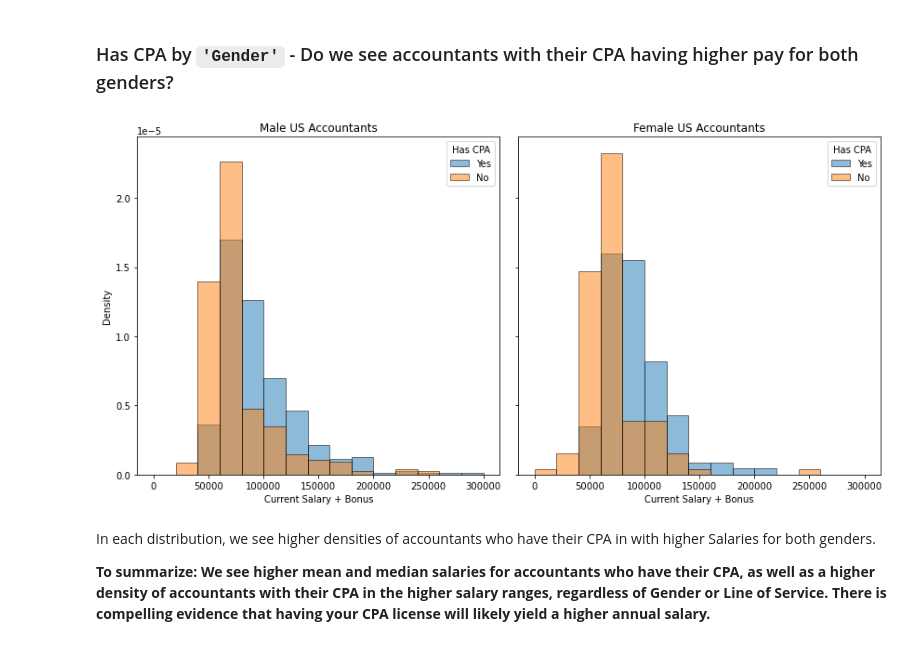
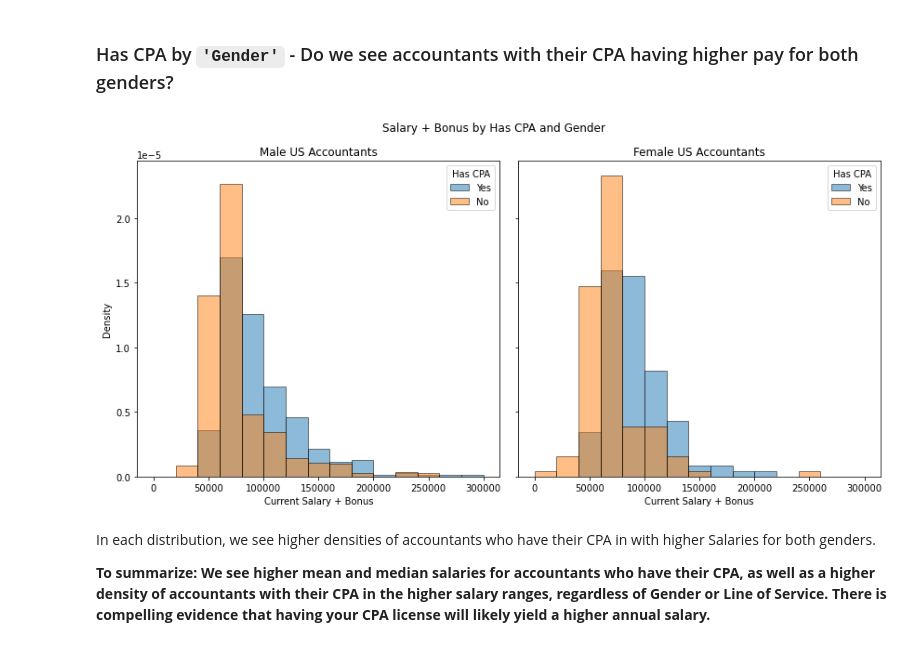
Before and after one commit to papir805/accounting_analysis, a Jupyter notebook: accounting_eda.ipynb, the cells around one changed output. Saved outputs shown, nothing was run; the diff lists cells and outputs as text; code cells hidden in the pictures.

```diff
--- a/accounting_eda.ipynb
+++ b/accounting_eda.ipynb
@@ -1087,26 +1086,26 @@ In this distribution, we see a high density of accountants with their CPA as hav
 # %%
 fig, ax = plt.subplots(1,2, figsize=(12,6), sharey=True)
 cpa_and_gender_groups = yes_no_cpa_df.groupby(['Has CPA', 'Gender'])
 cpa_and_gender_groups.get_group(('Yes', 'Male'))['Current Salary + Bonus'].hist(alpha=0.5, edgecolor='black', bins = under_300_bins, density=True, ax=ax[0], label='Yes')
 cpa_and_gender_groups.get_group(('No', 'Male'))['Current Salary + Bonus'].hist(alpha=0.5, edgecolor='black', bins = under_300_bins, density=True, ax=ax[0], label='No')
 ax[0].legend(title='Has CPA')
 ax[0].set_xlabel('Current Salary + Bonus')
 ax[0].set_ylabel('Density')
 ax[0].grid(False)
 ax[0].set_title('Male US Accountants')
 
 cpa_and_gender_groups.get_group(('Yes', 'Female'))['Current Salary + Bonus'].hist(alpha=0.5, edgecolor='black', bins = under_300_bins, density=True, ax=ax[1], label='Yes')
 cpa_and_gender_groups.get_group(('No', 'Female'))['Current Salary + Bonus'].hist(alpha=0.5, edgecolor='black', bins = under_300_bins, density=True, ax=ax[1], label='No')
 ax[1].legend(title='Has CPA')
 ax[1].set_xlabel('Current Salary + Bonus')
 ax[1].grid(False)
 ax[1].set_title('Female US Accountants')
 
-#plt.suptitle('Salary + Bonus by Has CPA and Gender')
+plt.suptitle('Salary + Bonus by Has CPA and Gender')
 plt.tight_layout()
 plt.show()
 # %% [output]
-[figure, old version]
+[figure, new version]
 # %% [markdown]
 In each distribution, we see higher densities of accountants who have their CPA in with higher Salaries for both genders.
 
```
Also changed, not shown: parts of 19 cells of this notebook.
